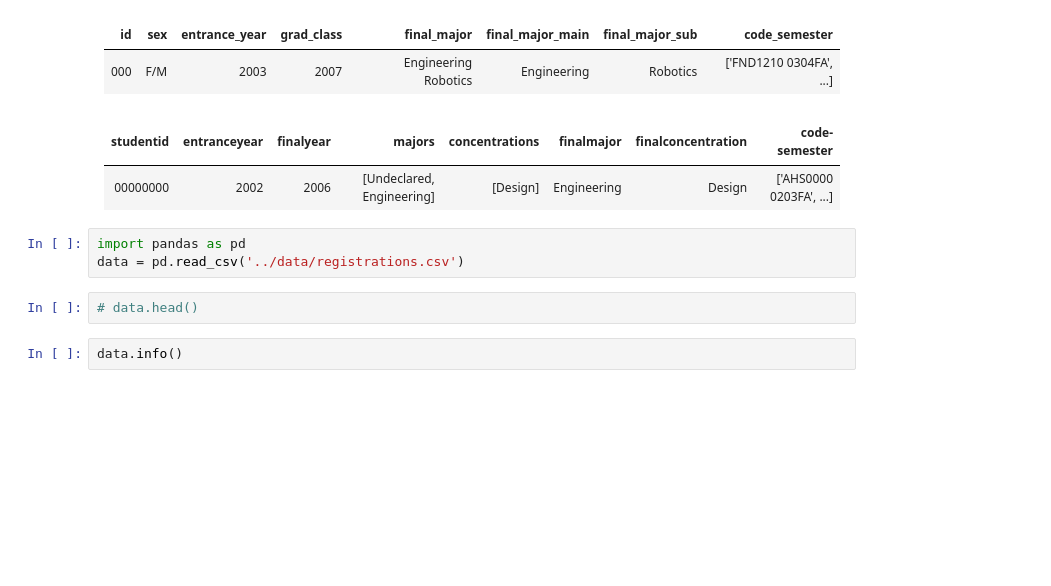
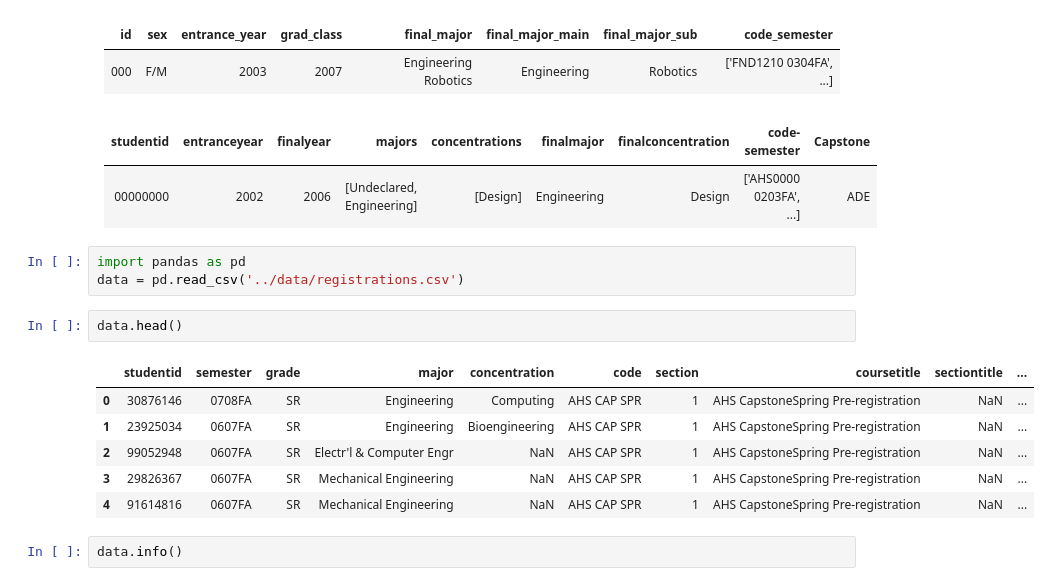
Before and after one commit to idgetto/DataScienceFinalProject, a Jupyter notebook: cleaning/student.ipynb, the cells around one changed output. Saved outputs shown, nothing was run; the diff lists cells and outputs as text; blank space fills up the shorter version.

```diff
--- a/cleaning/student.ipynb
+++ b/cleaning/student.ipynb
@@ -5,14 +5,21 @@
 |----|-----|---------------|------------|---------------------|------------------|-----------------|-------------------------|
 |000 | F/M | 2003          | 2007       | Engineering Robotics| Engineering      | Robotics        | ['FND1210 0304FA', ...] |
 # %% [markdown]
-|studentid|entranceyear|finalyear|majors|concentrations|finalmajor|finalconcentration|code-semester|
-|--|--|--|--|--|--|--|--|
-|00000000|2002|2006|[Undeclared, Engineering]|[Design]|Engineering|Design|['AHS0000 0203FA', ...]|
+|studentid|entranceyear|finalyear|majors|concentrations|finalmajor|finalconcentration|code-semester|Capstone
+|--|--|--|--|--|--|--|--|--|
+|00000000|2002|2006|[Undeclared, Engineering]|[Design]|Engineering|Design|['AHS0000 0203FA', ...]|ADE|
 # %%
 import pandas as pd
 data = pd.read_csv('../data/registrations.csv')
-# %%
-# data.head()
+# %%
+data.head()
+# %% [output]
+|  | studentid | semester | grade | major | concentration | code | section | coursetitle | sectiontitle | ... |
+| 0 | 30876146 | 0708FA | SR | Engineering | Computing | AHS CAP SPR | 1 | AHS CapstoneSpring Pre-registration | NaN | ... |
+| 1 | 23925034 | 0607FA | SR | Engineering | Bioengineering | AHS CAP SPR | 1 | AHS CapstoneSpring Pre-registration | NaN | ... |
+| 2 | 99052948 | 0607FA | SR | Electr'l & Computer Engr | NaN | AHS CAP SPR | 1 | AHS CapstoneSpring Pre-registration | NaN | ... |
+| 3 | 29826367 | 0607FA | SR | Mechanical Engineering | NaN | AHS CAP SPR | 1 | AHS CapstoneSpring Pre-registration | NaN | ... |
+| 4 | 91614816 | 0607FA | SR | Mechanical Engineering | NaN | AHS CAP SPR | 1 | AHS CapstoneSpring Pre-registration | NaN | ... |
 # %%
 data.info()
 # %% [output]
```
Also changed, not shown: parts of 5 cells of this notebook, 6 other files.
